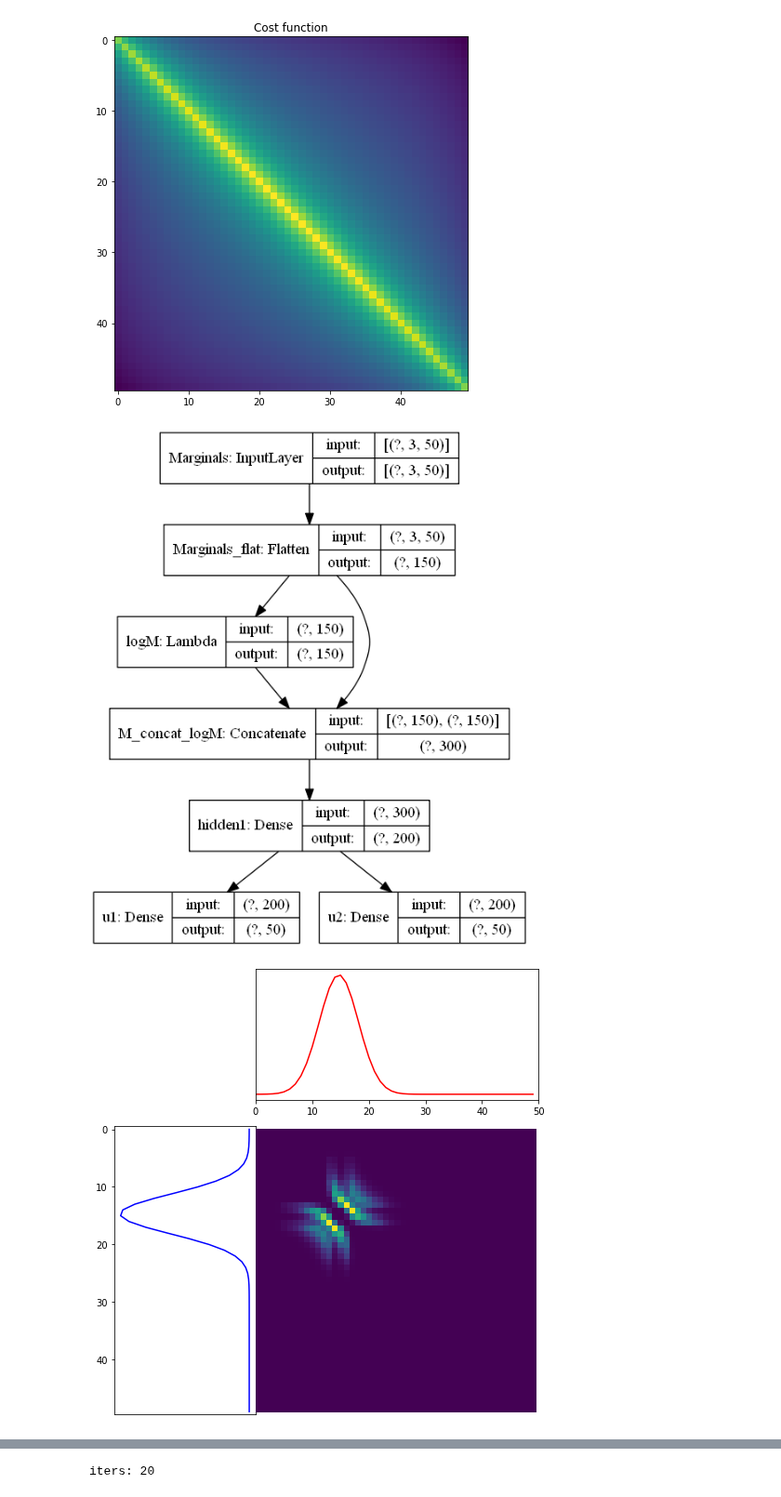
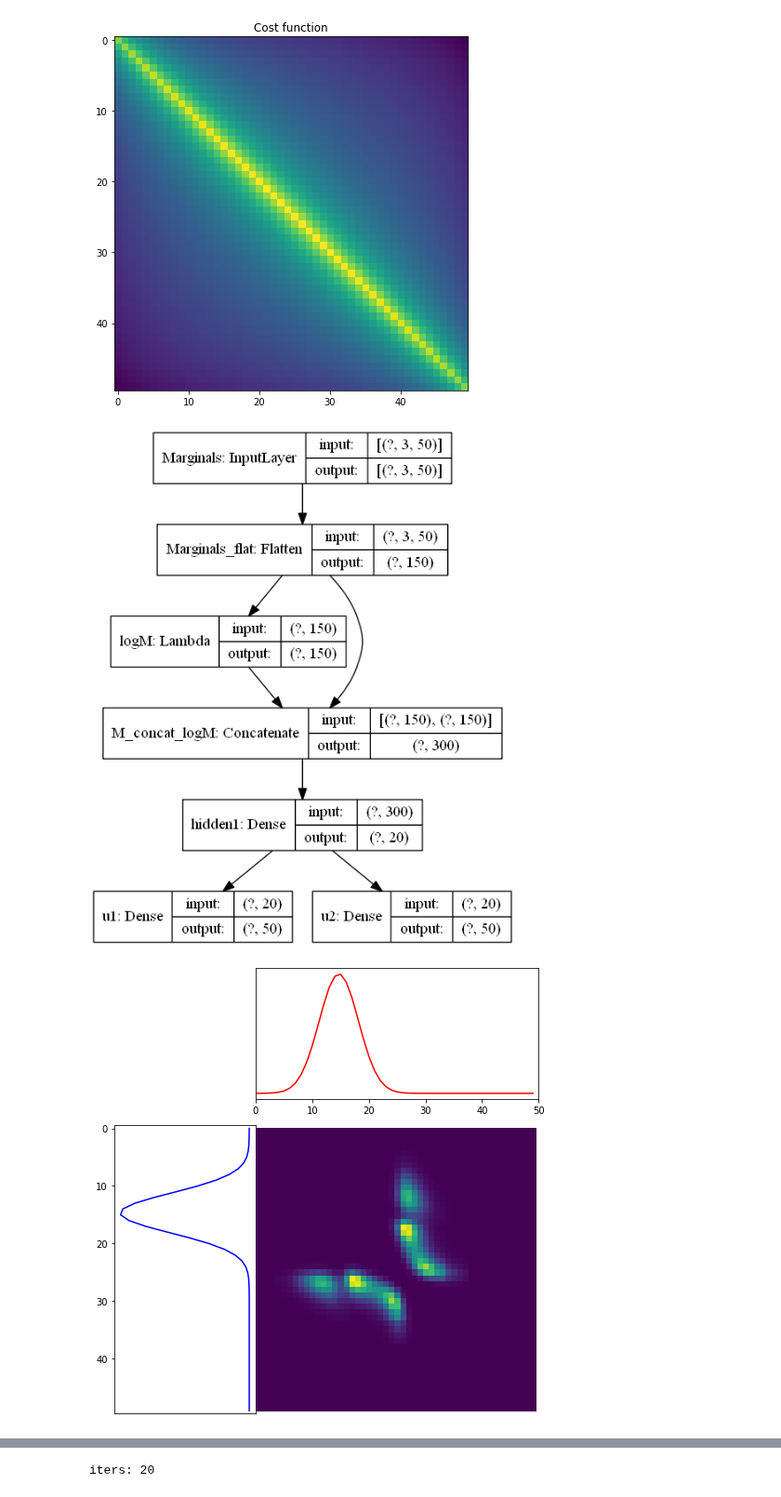
Before and after one commit to manyasha-n-m/AI4Science-OT, a Jupyter notebook: Simulation.ipynb, the cells around one changed output, grey strips where cells are left out. Shown at 93% size. Drawn from its saved outputs; the diff is of its cells as text; code cells hidden in the pictures.

```diff
--- a/Simulation.ipynb
+++ b/Simulation.ipynb
@@ -94,7 +78,7 @@ class OT_network:
         log_msrs = Lambda(lambda x: tf.math.log(tf.cast(x, tf.float32)), name="logM")(flat_msrs) # additional input log
         new_inputs = concatenate([flat_msrs, log_msrs], name="M_concat_logM") # makes a new kernel that has MU, log(MU)
 
-        hidden1 = Dense(200, activation='relu', name="hidden1", kernel_initializer='zeros')(new_inputs)
+        hidden1 = Dense(20, activation='relu', name="hidden1", kernel_initializer='zeros')(new_inputs)
 
         output_potentials = [Dense(self.shapes[1], name=f"u{i}", kernel_initializer='zeros',
                          bias_initializer='zeros')(hidden1) for i in range(1, self.n_marginals)] # outputs N-1 predicted U
@@ -237,11 +221,11 @@ OT_network.plot_cost(C2[1])
 net = OT_network(C2[1], 0.01)
 net.plot_model
 # %% [output]
-[figure, old version]
+[figure, new version]
 # %%
-potentials, P = net.fit(np.array([np.stack([MU[0], MU[0], MU[0]])]), epochs=80)
+potentials, P = net.fit(np.array([np.stack([MU[0], MU[0], MU[0]]), np.stack([MU[10], MU[10], MU[10]])]), epochs=80)
 # %% [output]
-[figure, old version]
+[figure, new version]
 # %%
 # simulaiton for dissociation (change of marginal)
 for i in range(1,21):
```
Also changed, not shown: parts of 1 cell of this notebook, 1 other file.
